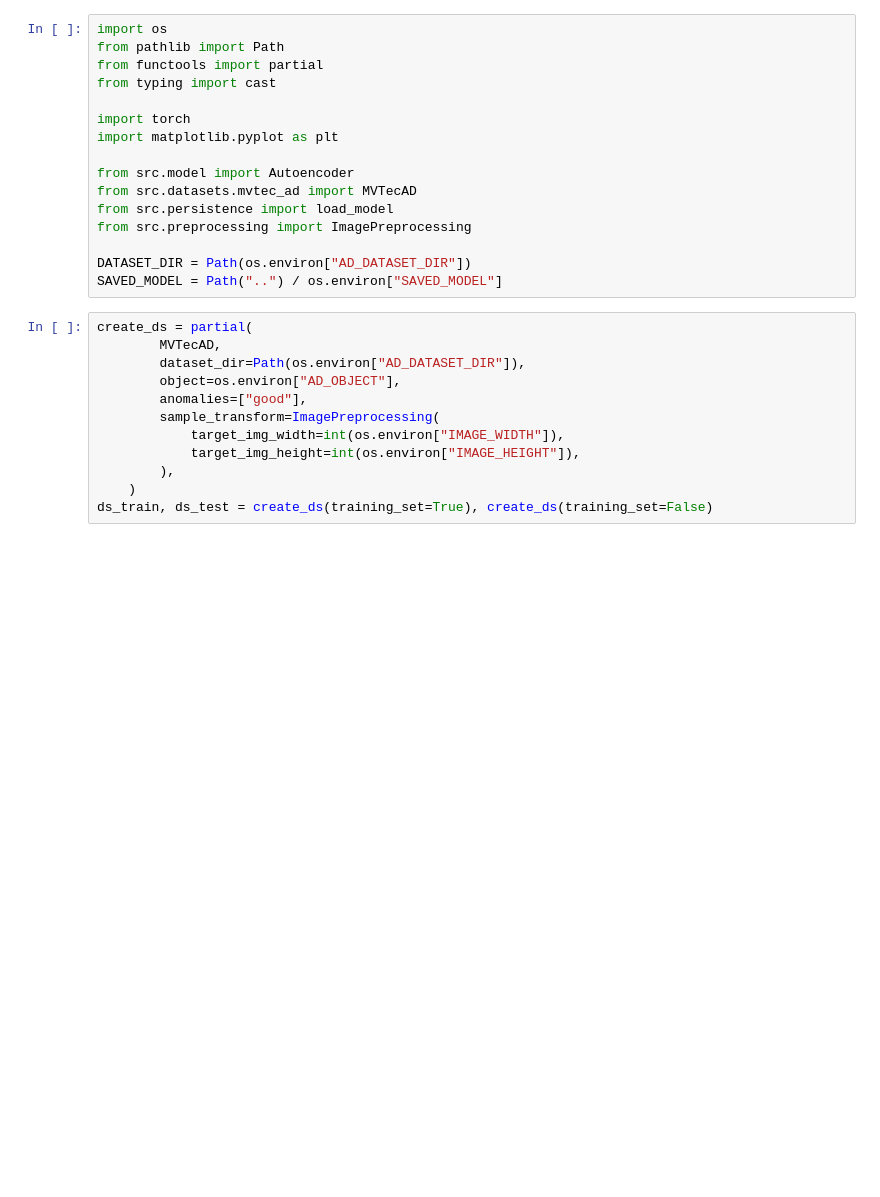
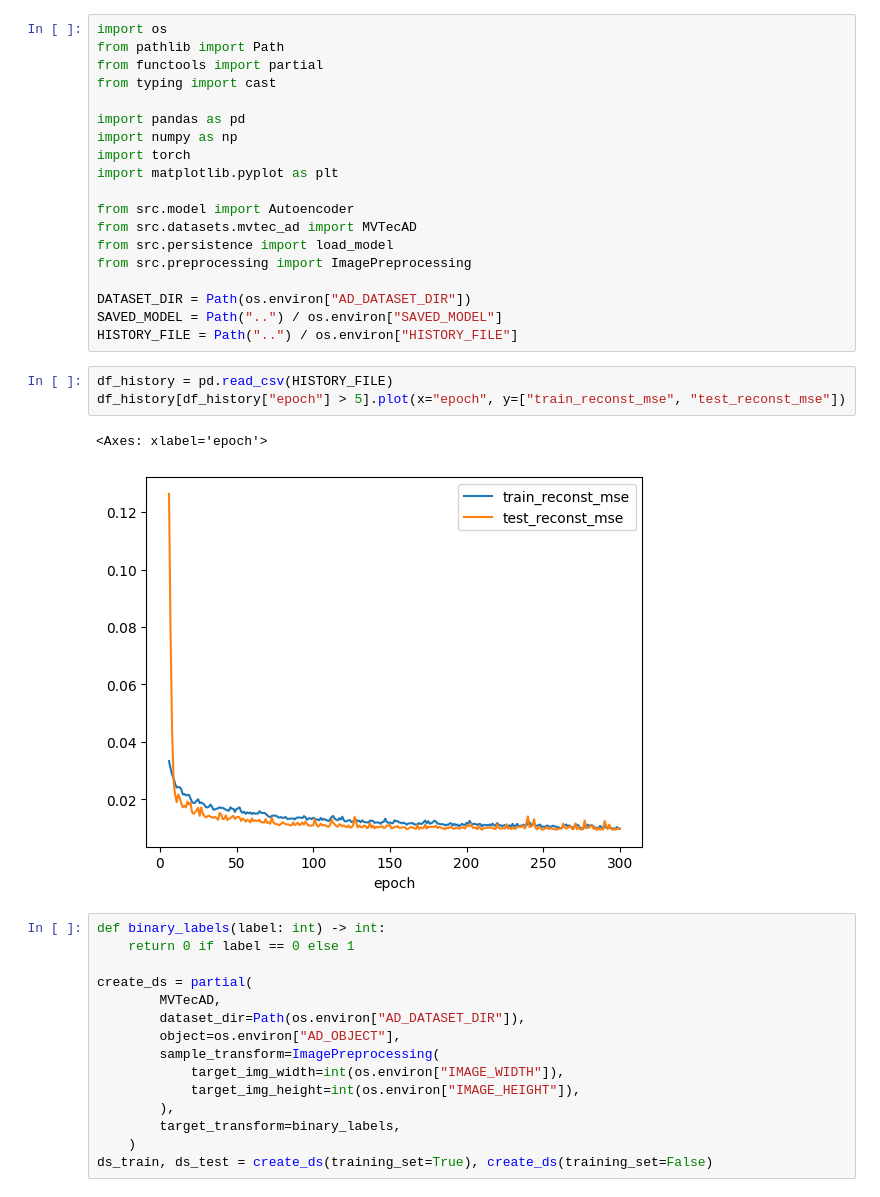
Before and after one commit to es-ude/anomaly-detection-demo, a Jupyter notebook: notebooks/anomaly_detection.ipynb, the cells around one changed output. Cells and saved outputs as stored; diff of their text form; blank space fills up the shorter version.

```diff
--- a/notebooks/anomaly_detection.ipynb
+++ b/notebooks/anomaly_detection.ipynb
@@ -4,6 +4,8 @@ from pathlib import Path
 from functools import partial
 from typing import cast
 
+import pandas as pd
+import numpy as np
 import torch
 import matplotlib.pyplot as plt
 
@@ -14,16 +16,26 @@ from src.preprocessing import ImagePreprocessing
 
 DATASET_DIR = Path(os.environ["AD_DATASET_DIR"])
 SAVED_MODEL = Path("..") / os.environ["SAVED_MODEL"]
+HISTORY_FILE = Path("..") / os.environ["HISTORY_FILE"]
+# %%
+df_history = pd.read_csv(HISTORY_FILE)
+df_history[df_history["epoch"] > 5].plot(x="epoch", y=["train_reconst_mse", "test_reconst_mse"])
+# %% [output]
+<Axes: xlabel='epoch'>
+[figure, added]
 # %%
+def binary_labels(label: int) -> int:
+    return 0 if label == 0 else 1
+
 create_ds = partial(
         MVTecAD,
         dataset_dir=Path(os.environ["AD_DATASET_DIR"]),
         object=os.environ["AD_OBJECT"],
-        anomalies=["good"],
         sample_transform=ImagePreprocessing(
             target_img_width=int(os.environ["IMAGE_WIDTH"]),
             target_img_height=int(os.environ["IMAGE_HEIGHT"]),
         ),
+        target_transform=binary_labels,
     )
 ds_train, ds_test = create_ds(training_set=True), create_ds(training_set=False)
 # %%
```
Also changed, not shown: parts of 8 cells of this notebook.
